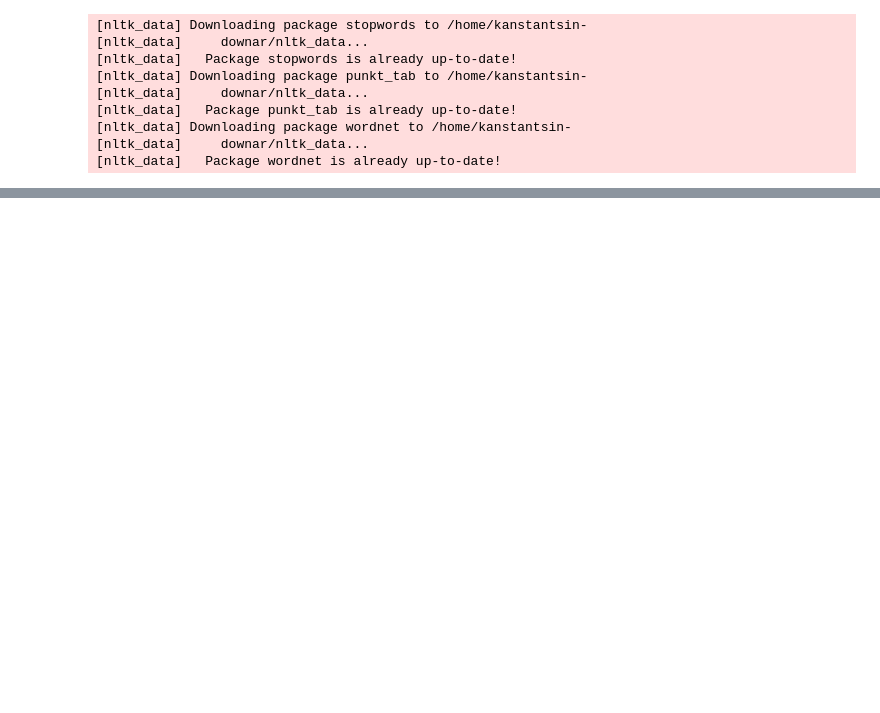
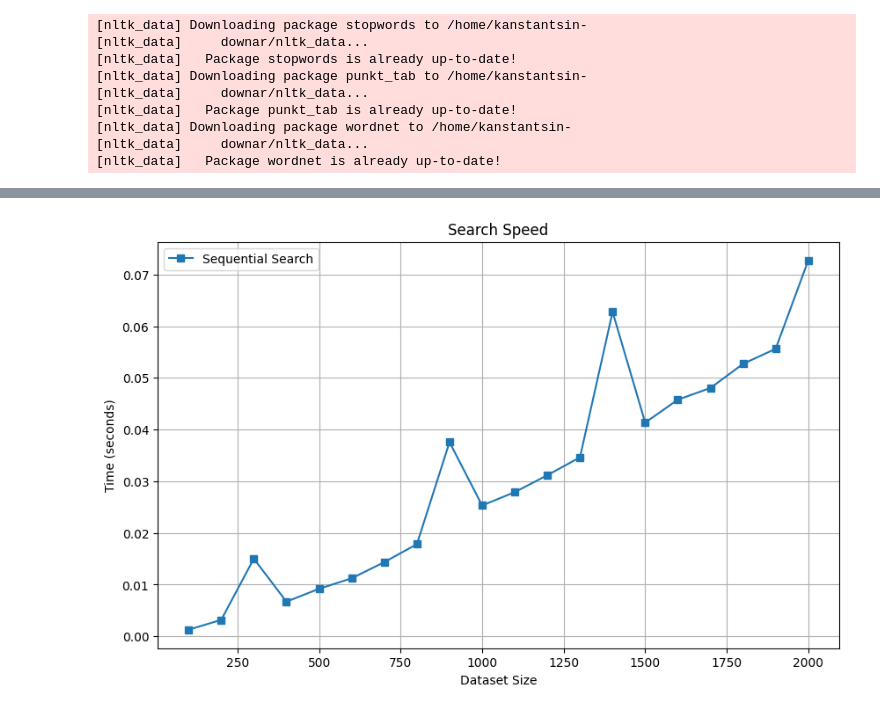
Before and after one commit to daKostych/BI-VWM-2025, a Jupyter notebook: experiments.ipynb, the cells around one changed output, grey strips where cells are left out. Cells and saved outputs as stored; diff of their text form; code cells hidden in the pictures; blank space fills up the shorter version.

```diff
--- a/experiments.ipynb
+++ b/experiments.ipynb
@@ -21,0 +78,13 @@ similar_documents = db.get_similar_documents(random_index, 3, print_results=True
+# %%
+plt.figure(figsize=(10, 6))
+plt.plot(dataset_size, search_speed, label="Sequential Search", marker="s")
+
+plt.xlabel("Dataset Size")
+plt.ylabel("Time (seconds)")
+plt.title("Search Speed")
+plt.legend()
+plt.grid(True)
+
+plt.show()
+# %% [output]
+[figure, added]
```
Also changed, not shown: parts of 5 cells of this notebook.
